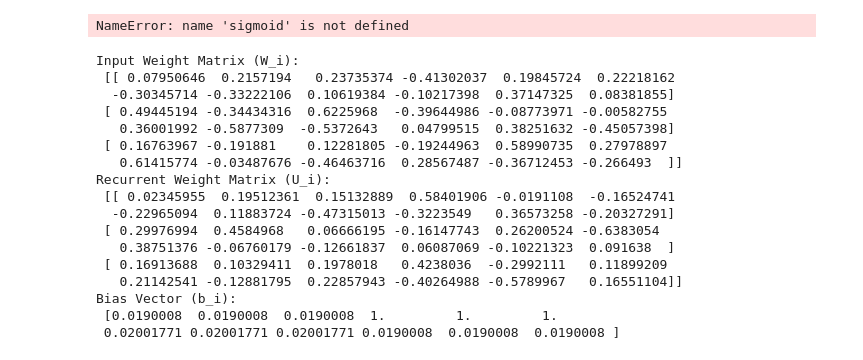
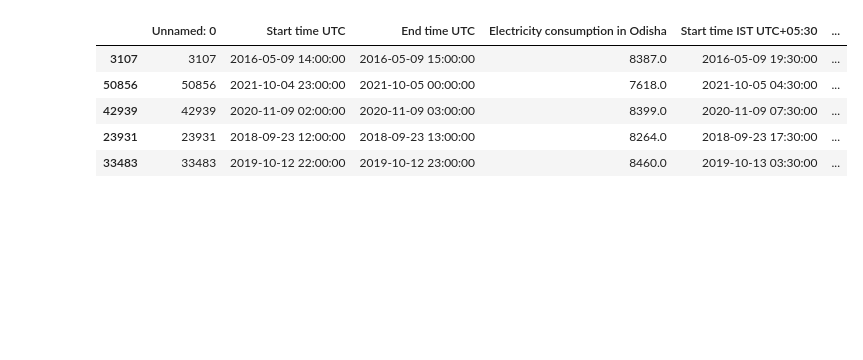
Before and after one commit to SadabAli/Energy-Consumption-prediction, a Jupyter notebook: test.ipynb, the cells around one changed output. Saved outputs shown, nothing was run; the diff lists cells and outputs as text; code cells hidden in the pictures; blank space fills up the shorter version.

```diff
--- a/test.ipynb
+++ b/test.ipynb
@@ -9,70 +0,0 @@ input_data = input_data.reshape((1, 1, 4))
-# %%
-# Assuming random initial weights for demonstration
-W_f = np.random.randn(3, 4)
-W_i = np.random.randn(3, 4)
-W_o = np.random.randn(3, 4)
-W_c = np.random.randn(3, 4)
-U_f = np.random.randn(3, 3)
-U_i = np.random.randn(3, 3)
-U_o = np.random.randn(3, 3)
-U_c = np.random.randn(3, 3)
-b_f = np.random.randn(3)
-b_i = np.random.randn(3)
-b_o = np.random.randn(3)
-b_c = np.random.randn(3)
-
-# Assuming initial hidden and cell states
-h_t_prev = np.zeros((1, 3))  # (batch_size=1, output_dim=3)
-C_t_prev = np.zeros((1, 3))
-
-# Compute gates (example)
-f_t = sigmoid(np.dot(input_data, W_f.T) + np.dot(h_t_prev, U_f.T) + b_f)
-i_t = sigmoid(np.dot(input_data, W_i.T) + np.dot(h_t_prev, U_i.T) + b_i)
-o_t = sigmoid(np.dot(input_data, W_o.T) + np.dot(h_t_prev, U_o.T) + b_o)
-C_t_tilde = np.tanh(np.dot(input_data, W_c.T) + np.dot(h_t_prev, U_c.T) + b_c)
-
-# Compute cell state and hidden state
-C_t = f_t * C_t_prev + i_t * C_t_tilde
-h_t = o_t * np.tanh(C_t)
-
-# Example prediction using the final hidden state
-W_out = np.random.randn(1, 3)  # Output weight matrix
-b_out = np.random.randn(1)     # Output bias
-
-y_pred = np.dot(h_t, W_out.T) + b_out
-
-print("Prediction:", y_pred)
-# %% [output]
-NameError: name 'sigmoid' is not defined
-# %%
-# Extract weights from the LSTM layer
-lstm_layer = model.layers[0]  # Get the LSTM layer
-weights = lstm_layer.get_weights()
-
-# Weights matrices
-W_i = weights[0]  # Shape: (input_dim + units, units) for input weights
-U_i = weights[1]  # Shape: (units, units) for recurrent weights
-b_i = weights[2]  # Shape: (units,) for bias
-
-# Print matrices
-print("Input Weight Matrix (W_i):\n", W_i)
-print("Recurrent Weight Matrix (U_i):\n", U_i)
-print("Bias Vector (b_i):\n", b_i)
-# %% [output]
-Input Weight Matrix (W_i):
- [[ 0.07950646  0.2157194   0.23735374 -0.41302037  0.19845724  0.22218162
-  -0.30345714 -0.33222106  0.10619384 -0.10217398  0.37147325  0.08381855]
- [ 0.49445194 -0.34434316  0.6225968  -0.39644986 -0.08773971 -0.00582755
-   0.36001992 -0.5877309  -0.5372643   0.04799515  0.38251632 -0.45057398]
- [ 0.16763967 -0.191881    0.12281805 -0.19244963  0.58990735  0.27978897
-   0.61415774 -0.03487676 -0.46463716  0.28567487 -0.36712453 -0.266493  ]]
-Recurrent Weight Matrix (U_i):
- [[ 0.02345955  0.19512361  0.15132889  0.58401906 -0.0191108  -0.16524741
-  -0.22965094  0.11883724 -0.47315013 -0.3223549   0.36573258 -0.20327291]
- [ 0.29976994  0.4584968   0.06666195 -0.16147743  0.26200524 -0.6383054
-   0.38751376 -0.06760179 -0.12661837  0.06087069 -0.10221323  0.091638  ]
- [ 0.16913688  0.10329411  0.1978018   0.4238036  -0.2992111   0.11899209
-   0.21142541 -0.12881795  0.22857943 -0.40264988 -0.5789967   0.16551104]]
-Bias Vector (b_i):
- [0.0190008  0.0190008  0.0190008  1.         1.         1.
- 0.02001771 0.02001771 0.02001771 0.0190008  0.0190008  0.0190008 ]
@@ -78,0 +6,10 @@ Bias Vector (b_i):
+# %%
+data = pd.read_csv(r"C:\Users\alisa\OneDrive\Desktop\Energy Consumption prediction\Electricity consumption.csv")
+data.sample(5)
+# %% [output]
+|  | Unnamed: 0 | Start time UTC | End time UTC | Electricity consumption in Odisha | Start time IST UTC+05:30 | ... |
+| 3107 | 3107 | 2016-05-09 14:00:00 | 2016-05-09 15:00:00 | 8387.0 | 2016-05-09 19:30:00 | ... |
+| 50856 | 50856 | 2021-10-04 23:00:00 | 2021-10-05 00:00:00 | 7618.0 | 2021-10-05 04:30:00 | ... |
+| 42939 | 42939 | 2020-11-09 02:00:00 | 2020-11-09 03:00:00 | 8399.0 | 2020-11-09 07:30:00 | ... |
+| 23931 | 23931 | 2018-09-23 12:00:00 | 2018-09-23 13:00:00 | 8264.0 | 2018-09-23 17:30:00 | ... |
+| 33483 | 33483 | 2019-10-12 22:00:00 | 2019-10-12 23:00:00 | 8460.0 | 2019-10-13 03:30:00 | ... |
```
Also changed, not shown: parts of 17 cells of this notebook, 2 other files.
